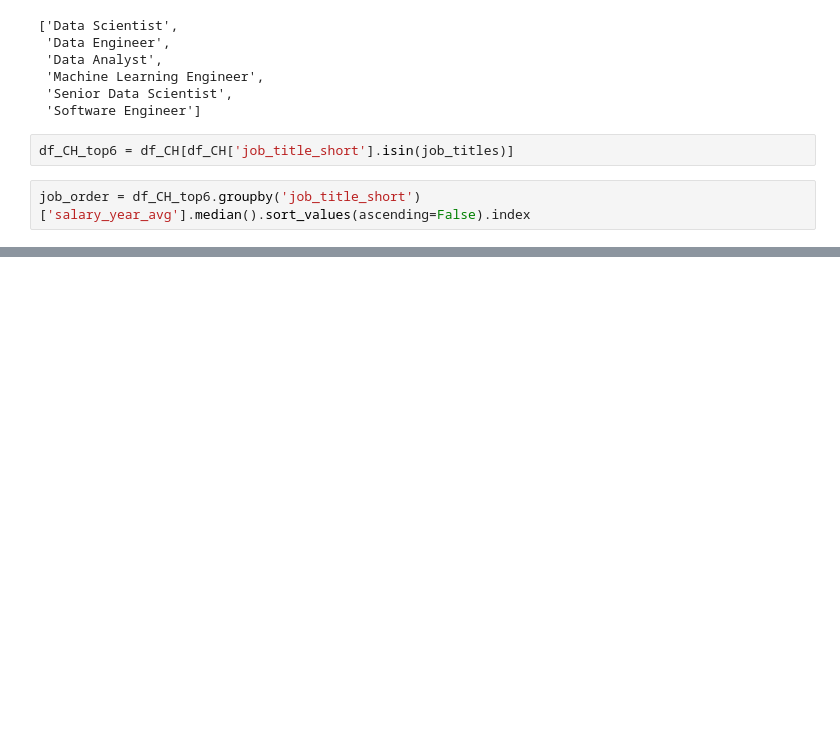
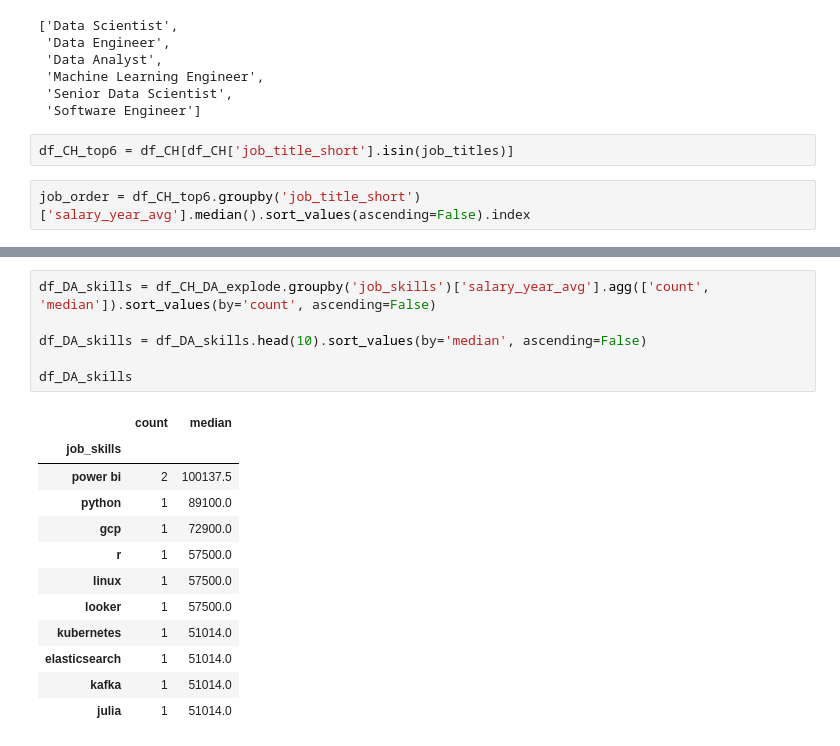
Before and after one commit to leonievera/Job_Analysis, a Jupyter notebook: 04_salary_analysis.ipynb, the cells around one changed output, grey strips where cells are left out. Saved outputs shown, nothing was run; the diff lists cells and outputs as text; blank space fills up the shorter version.

```diff
--- a/04_salary_analysis.ipynb
+++ b/04_salary_analysis.ipynb
@@ -51,0 +81,19 @@ plt.show()
+# %%
+df_DA_skills = df_CH_DA_explode.groupby('job_skills')['salary_year_avg'].agg(['count', 'median']).sort_values(by='count', ascending=False)
+
+df_DA_skills = df_DA_skills.head(10).sort_values(by='median', ascending=False)
+
+df_DA_skills
+# %% [output]
+|  | count | median |
+| job_skills |  |  |
+| power bi | 2 | 100137.5 |
+| python | 1 | 89100.0 |
+| gcp | 1 | 72900.0 |
+| r | 1 | 57500.0 |
+| linux | 1 | 57500.0 |
+| looker | 1 | 57500.0 |
+| kubernetes | 1 | 51014.0 |
+| elasticsearch | 1 | 51014.0 |
+| kafka | 1 | 51014.0 |
+| julia | 1 | 51014.0 |
```
Also changed, not shown: parts of 7 cells of this notebook, 2 other files.
